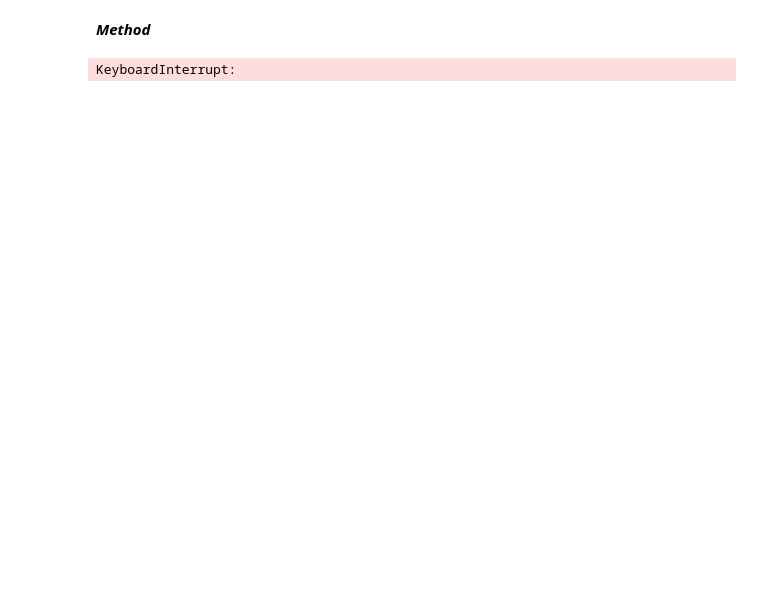
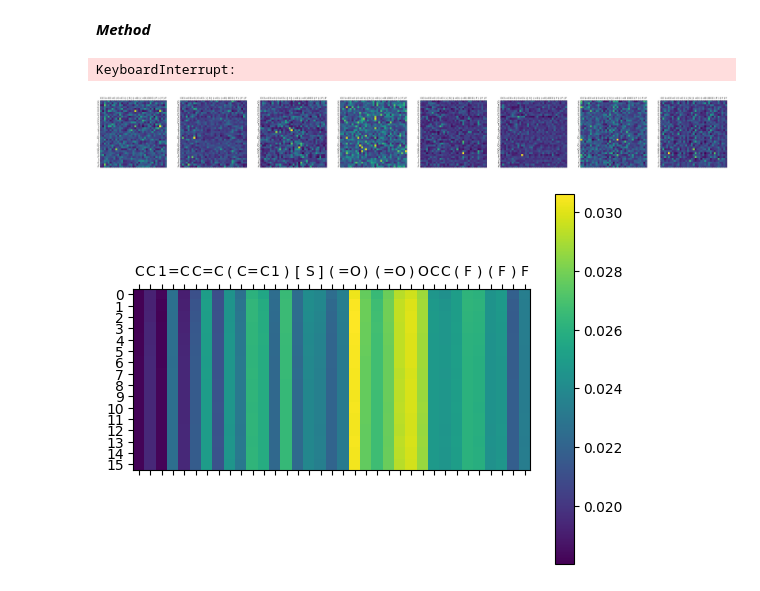
Before and after one commit to nnhoangtrieu/drug-discovery, a Jupyter notebook: smi2coor/model.ipynb, the cells around one changed output. Drawn from its saved outputs; the diff is of its cells as text; code cells hidden in the pictures; blank space fills up the shorter version.

```diff
--- a/smi2coor/model.ipynb
+++ b/smi2coor/model.ipynb
@@ -449,8 +454,10 @@ class Decoder(nn.Module) :
             target, cross_attn = block(e_all, e_last, target)
         return target, cross_attn
 # %%
-def train_epoch(train_loader,test_loader, encoder, decoder, encoder_optimizer,
-          decoder_optimizer, criterion, tf):
+def train_epoch(train_loader,test_loader,
+                encoder, decoder,
+                encoder_optimizer, decoder_optimizer,
+                criterion, tf):
 
     total_loss = 0
     total_test_loss = 0
@@ -497,11 +504,8 @@ def train(train_loader, test_loader,
           encoder, decoder,
           num_epoch=50,
           learning_rate=0.001, tf_rate = 1,
-          print_frequency=1, plot_frequency=1):
+          ):
     start = time.time()
-
-    # train_loss_total = 0
-    # test_loss_total = 0
 
     train_plot, test_plot = [], []
 
@@ -519,8 +523,6 @@ def train(train_loader, test_loader,
       decoder.train()
 
       train_loss, test_loss = train_epoch(train_loader, test_loader, encoder, decoder, encoder_optimizer, decoder_optimizer, criterion, tf)
-      # train_loss_total += train_loss
-      # test_loss_total += test_loss
 
       print('%s (%d %d%%) /// Train loss: %.4f - Test loss: %.4f' % (timeSince(start, epoch / num_epoch),
                                       epoch, epoch / num_epoch * 100, train_loss, test_loss))
@@ -529,28 +531,16 @@ def train(train_loader, test_loader,
         continue
       train_plot.append(train_loss), test_plot.append(test_loss)
       x = np.linspace(0, num_epoch, epoch)
+
       plt.clf()
       plt.plot(x, train_plot, color = 'blue', label = 'Train Loss')
       plt.plot(x, test_plot, color = 'red', label = 'Train Loss')
       plt.legend()
       plt.show()
-
-      # if epoch % print_frequency == 0:
-      #     train_loss_avg = train_loss_total / print_frequency
-      #     test_loss_avg = test_loss_total / print_frequency
-      #     train_loss_total = 0
-      #     test_loss_total = 0
-          # print('%s (%d %d%%) /// Train loss: %.4f - Test loss: %.4f' % (timeSince(start, epoch / num_epoch),
-          #                             epoch, epoch / num_epoch * 100, train_loss_avg, test_loss_avg))
-      #     x = np.arange(0, len(train_plot))
-      #     plt.plot(x, train_plot)
-      #     plt.show()
-
-      # if epoch %
 # %%
 encoder = Encoder(dim_model=DIM_MODEL,
                   num_block=NUM_BLOCK,
-                  num_head=4,
+                  num_head=8,
                   dropout=DROPOUT,
                   fe = FE,
                   len_dic=len(smi_dic)).to(device)
@@ -573,3 +609,8 @@ KeyboardInterrupt:
+# %%
+visualize(smi_list[1], encoder,decoder, smi_dic, longest_smi, "image")
+# %% [output]
+[figure, added]
+[figure, added]
 # %%
 visualize(smi_list[1], encoder, decoder, smi_dic, longest_smi,output_path="image", output_name='test')
 # %% [output]
```
Also changed, not shown: parts of 4 cells of this notebook, 12 other files.
